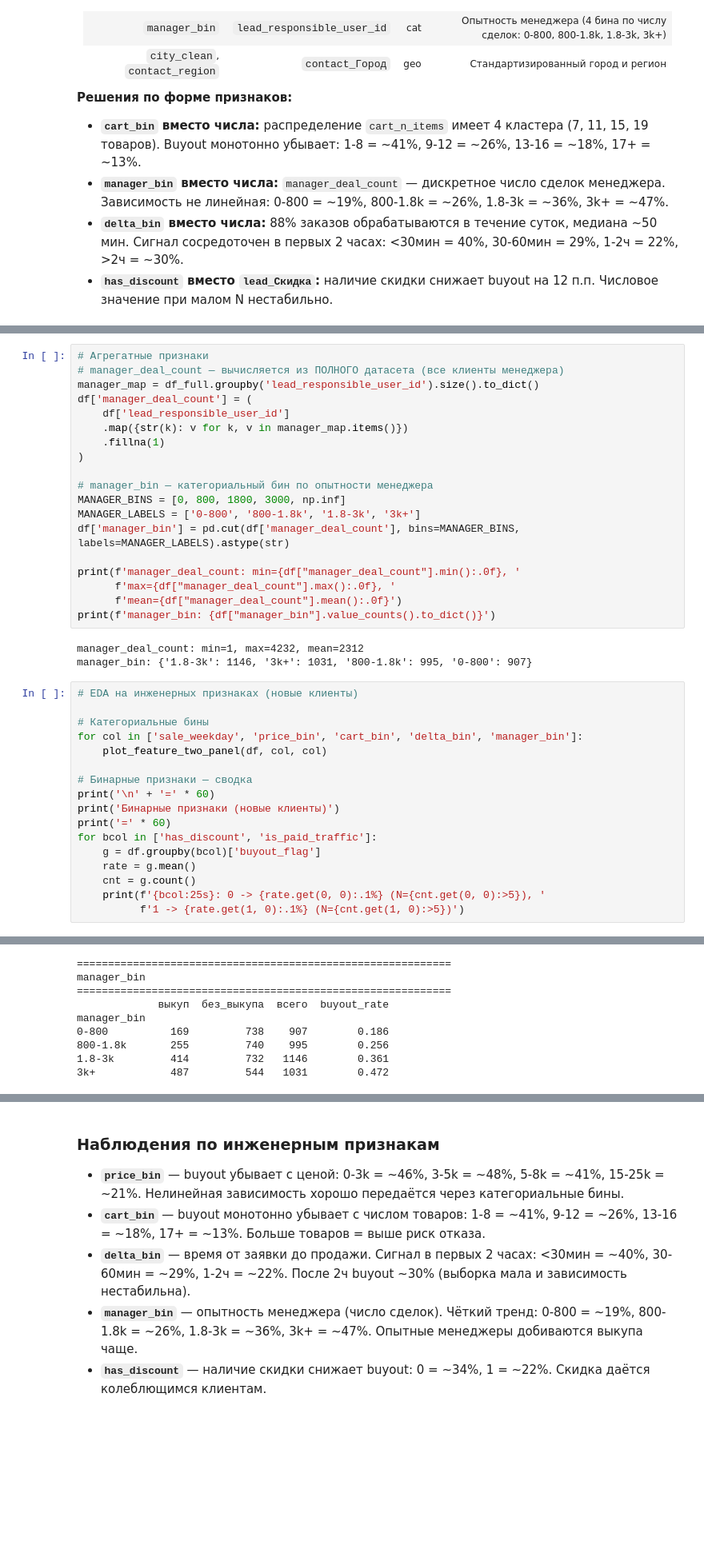
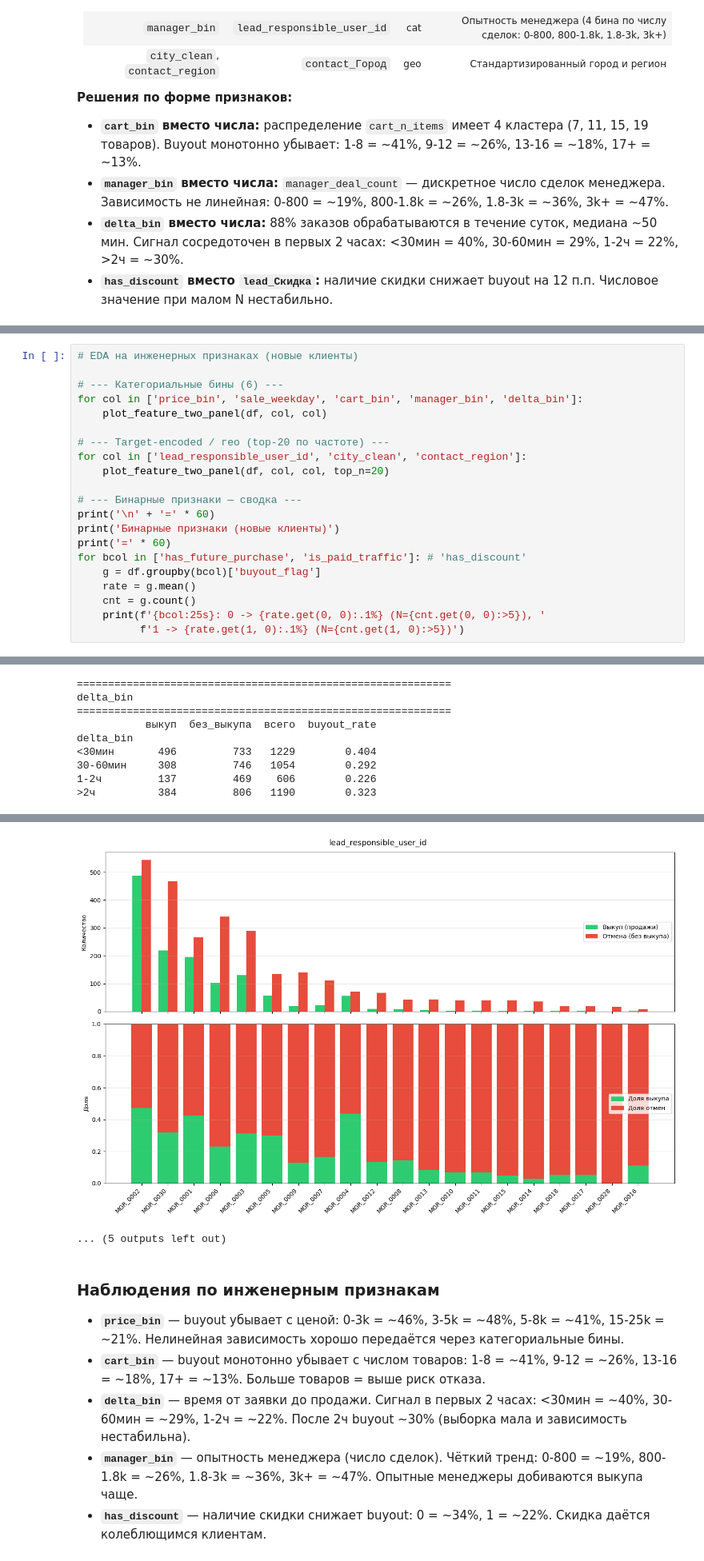
Before and after one commit to FlufffyMelon/Artraid-Hackaton, a Jupyter notebook: 01_data_analysis.ipynb, the cells around one changed output, grey strips where cells are left out. Shown at 80% size. Drawn from its saved outputs; the diff is of its cells as text; blank space fills up the shorter version.

```diff
--- a/01_data_analysis.ipynb
+++ b/01_data_analysis.ipynb
@@ -694,37 +598,19 @@ Unknown городов: 510 (12.5%)
-# %%
-# Агрегатные признаки
-# manager_deal_count — вычисляется из ПОЛНОГО датасета (все клиенты менеджера)
-manager_map = df_full.groupby('lead_responsible_user_id').size().to_dict()
-df['manager_deal_count'] = (
-    df['lead_responsible_user_id']
-    .map({str(k): v for k, v in manager_map.items()})
-    .fillna(1)
-)
-
-# manager_bin — категориальный бин по опытности менеджера
-MANAGER_BINS = [0, 800, 1800, 3000, np.inf]
-MANAGER_LABELS = ['0-800', '800-1.8k', '1.8-3k', '3k+']
-df['manager_bin'] = pd.cut(df['manager_deal_count'], bins=MANAGER_BINS, labels=MANAGER_LABELS).astype(str)
-
-print(f'manager_deal_count: min={df["manager_deal_count"].min():.0f}, '
-      f'max={df["manager_deal_count"].max():.0f}, '
-      f'mean={df["manager_deal_count"].mean():.0f}')
-print(f'manager_bin: {df["manager_bin"].value_counts().to_dict()}')
-# %% [output]
-manager_deal_count: min=1, max=4232, mean=2312
-manager_bin: {'1.8-3k': 1146, '3k+': 1031, '800-1.8k': 995, '0-800': 907}
 # %%
 # EDA на инженерных признаках (новые клиенты)
 
-# Категориальные бины
-for col in ['sale_weekday', 'price_bin', 'cart_bin', 'delta_bin', 'manager_bin']:
+# --- Категориальные бины (6) ---
+for col in ['price_bin', 'sale_weekday', 'cart_bin', 'manager_bin', 'delta_bin']:
     plot_feature_two_panel(df, col, col)
 
-# Бинарные признаки — сводка
+# --- Target-encoded / гео (top-20 по частоте) ---
+for col in ['lead_responsible_user_id', 'city_clean', 'contact_region']:
+    plot_feature_two_panel(df, col, col, top_n=20)
+
+# --- Бинарные признаки — сводка ---
 print('\n' + '=' * 60)
 print('Бинарные признаки (новые клиенты)')
 print('=' * 60)
-for bcol in ['has_discount', 'is_paid_traffic']:
+for bcol in ['has_future_purchase', 'is_paid_traffic']: # 'has_discount'
     g = df.groupby(bcol)['buyout_flag']
     rate = g.mean()
     cnt = g.count()
@@ -779,9 +665,9 @@ delta_bin
 ============================================================
-manager_bin
+delta_bin
 ============================================================
-             выкуп  без_выкупа  всего  buyout_rate
-manager_bin
-0-800          169         738    907        0.186
-800-1.8k       255         740    995        0.256
-1.8-3k         414         732   1146        0.361
-3k+            487         544   1031        0.472
+           выкуп  без_выкупа  всего  buyout_rate
+delta_bin
+<30мин       496         733   1229        0.404
+30-60мин     308         746   1054        0.292
+1-2ч         137         469    606        0.226
+>2ч          384         806   1190        0.323
@@ -794,3 +692,5 @@ is_paid_traffic          : 0 -> 35.5% (N= 1036), 1 -> 31.4% (N= 3043)
+[figure, added]
+... (5 outputs left out)
 # %% [markdown]
 ### Наблюдения по инженерным признакам
 
```
Also changed, not shown: parts of 11 cells of this notebook, 6 other files.
